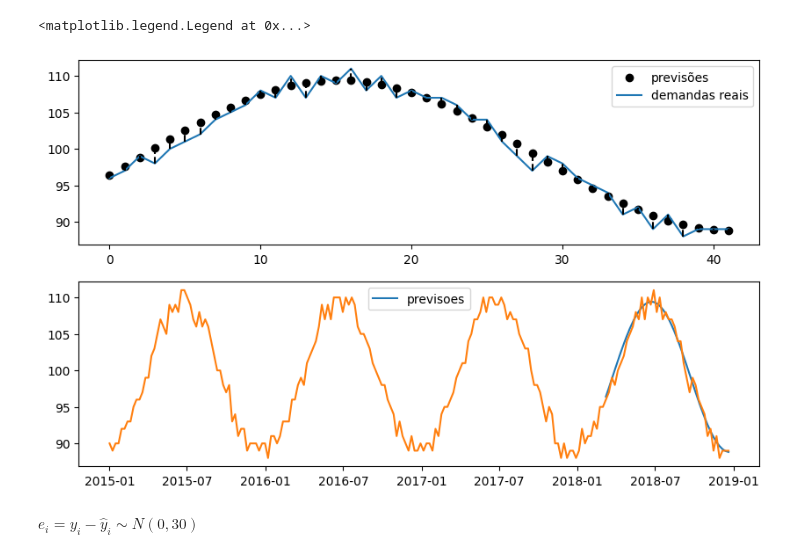
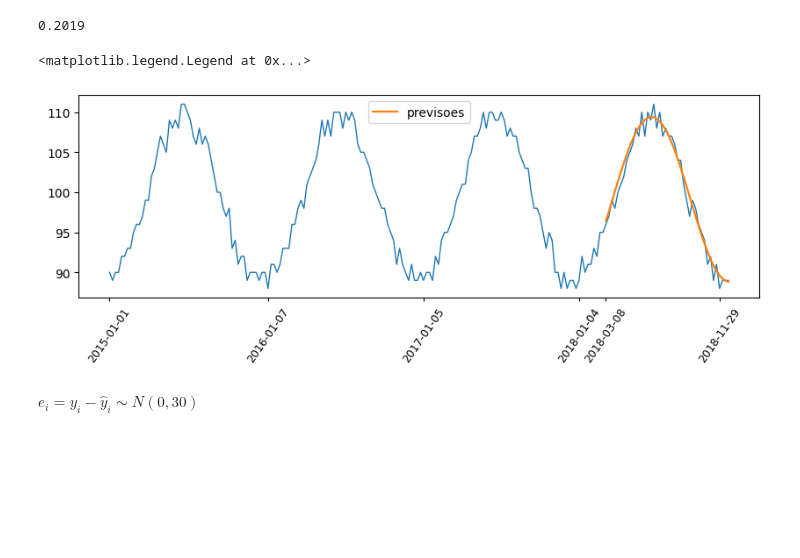
Before and after one commit to MarcioB1999/Prev_For_ULS, a Jupyter notebook: Modelos_previsao/Arima_previsoes.ipynb, the cells around one changed output. Cells and saved outputs as stored; diff of their text form; code cells hidden in the pictures; blank space fills up the shorter version.

```diff
--- a/Modelos_previsao/Arima_previsoes.ipynb
+++ b/Modelos_previsao/Arima_previsoes.ipynb
@@ -74,0 +68,4 @@ plt.legend()
+# %%
+round(len(previsao_test)/len(df_demandas),4)
+# %% [output]
+0.2019
@@ -75,27 +78,34 @@ plt.legend()
 # %%
-fig=plt.figure(figsize=(10,6))
+fig=plt.figure(figsize=(10,3))
 
+'''
 ax=fig.add_subplot(2,1,1)
 
 plt.scatter(range(len(df_test)),previsao_test,label='previsões',color='black')
 plt.plot(range(len(df_test)),df_test,label='demandas reais')
 plt.legend()
 
 indice = 0
 for i in range(len(previsao_test)):
     if previsao_test[i] > df_test.iloc[i]:
         plt.vlines(x=i, ymin=df_test.iloc[i], ymax=previsao_test[i],linestyle='--',color='black')
     else:
         plt.vlines(x=i, ymin=previsao_test[i], ymax=df_test.iloc[i],linestyle='--',color='black')
     indice+=1
+'''
 
-ax=fig.add_subplot(2,1,2)
-plt.plot(previsao_test,label='previsoes')
-plt.plot(df_demandas)
+ax=fig.add_subplot(1,1,1)
+
+plt.plot(df_demandas.index,df_demandas, linewidth=1)
+plt.plot(previsao_test.index,previsao_test,label='previsoes', linewidth=1.6)
+plt.xticks([df_demandas.index[i] for i in [0,53,105,157,166,204]])
+plt.tick_params(axis='x', labelsize=9, length=3)
+for tick in ax.get_xticklabels():
+    tick.set_rotation(55)
 plt.legend()
 # %% [output]
 <matplotlib.legend.Legend at 0x...>
-[figure, old version]
+[figure, new version]
 # %%
 import numpy as np
 # %%
```
Also changed, not shown: parts of 5 cells of this notebook, 30 other files.
